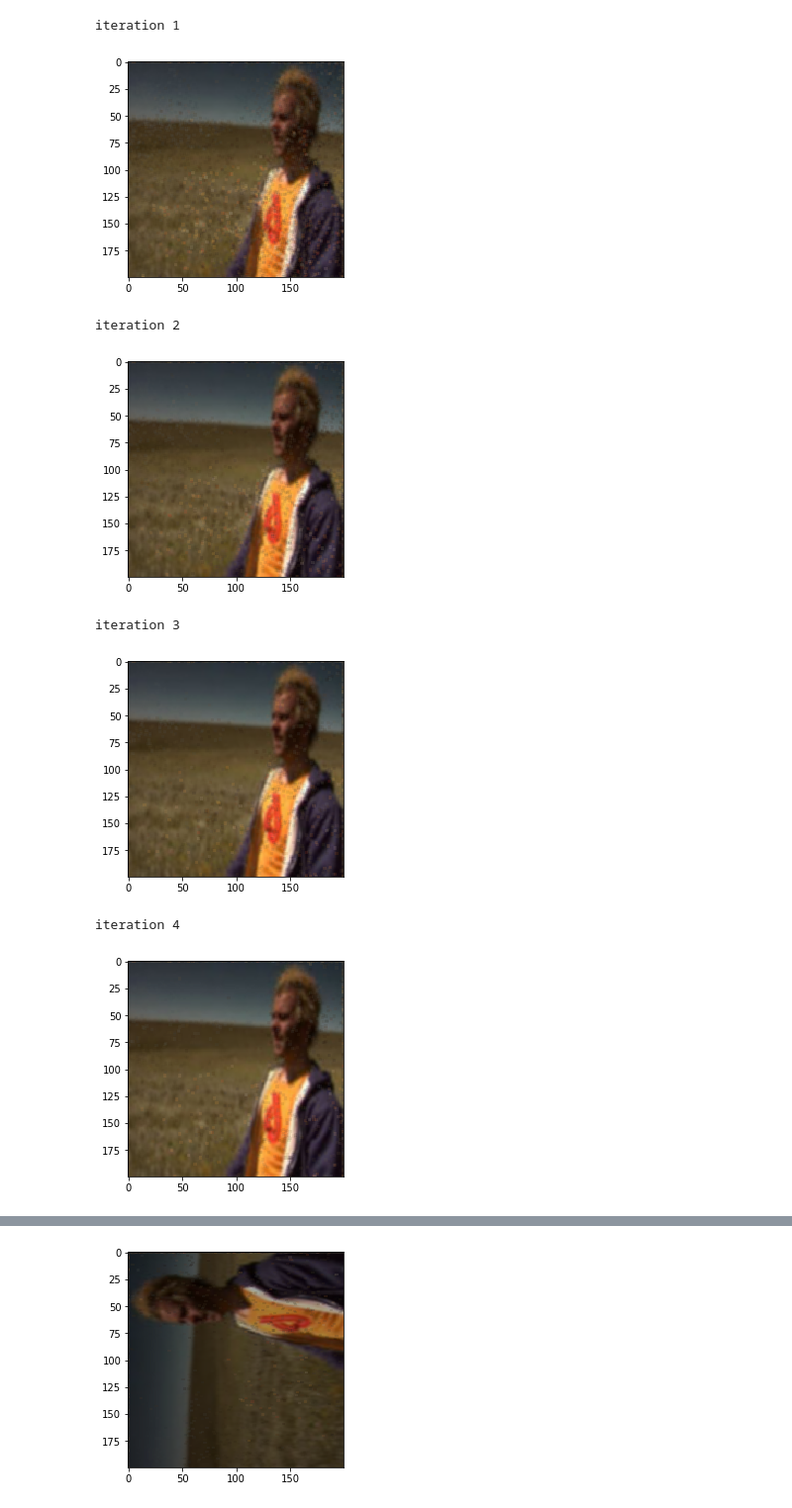
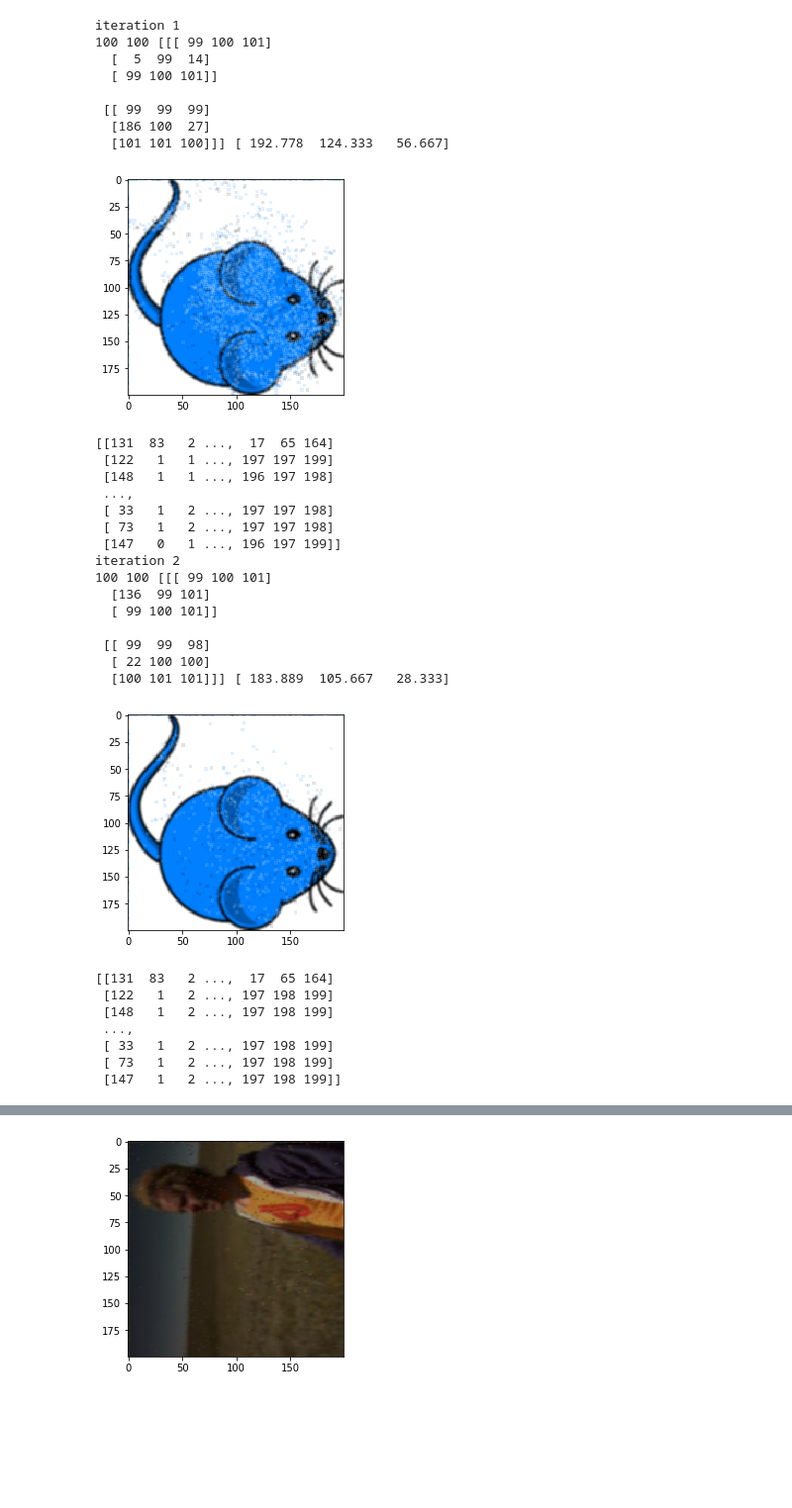
Before and after one commit to harveyslash/Deep-Image-Analogy-PyTorch, a Jupyter notebook: notebooks/Untitled1.ipynb, the cells around one changed output, grey strips where cells are left out. Shown at 99% size. Cells and saved outputs as stored; diff of their text form; code cells hidden in the pictures; blank space fills up the shorter version.

Commit message:
Fixed visualisation

```diff
--- a/notebooks/Untitled1.ipynb
+++ b/notebooks/Untitled1.ipynb
@@ -2,13 +2,12 @@
 %matplotlib inline
 import numpy as np
 from sklearn.feature_extraction.image import extract_patches_2d
-from skimage.util.shape import view_as_blocks
-from skimage.util import view_as_windows
 from numpy.lib import stride_tricks
 import cv2
 from matplotlib.colors import hsv_to_rgb
 import matplotlib.pyplot as plt
 import numpy as np
+import sys
 
 np.set_printoptions(precision=3)
 
@@ -134,6 +133,11 @@ class PatchMatch(object):
                 self.nnf[0][i][j] = best_x
                 self.nnf[1][i][j] = best_y
                 self.nnd[i][j] = best_dist
+            if i % 10 == 0:
+                pass
+                #pm.reconstruct_img_alt(patch_size=5)
+
+
         #print(self.nnd)
         #print("_"*10)
         #print(old_nnd-self.nnd)
@@ -157,26 +161,21 @@ class PatchMatch(object):
                 #get patch around (i,j) in nnf
                 nnf_patch = self.get_patch_for_coords(padded_nnf, j, i,patch_size=patch_size)
                 warped_patch = np.zeros(shape=(3, patch_size, patch_size), dtype=self.b.dtype)
-#                 print("**"*8)
-#                 print(nnf_patch.shape) # (2, 3, 3)
-#                 print(self.b.shape) # 3,200,200
-#                 print(warped_patch.shape) # 3x3x3
-
 
                 #warp the patch with pixel values from b according to nnf locations
                 for p_x in range(nnf_patch.shape[1]):
                     for p_y in range(nnf_patch.shape[2]):
-#                         print(self.b[:, nnf_patch[p_x], nnf_patch[p_y]])
-#                         print("*"*10)
-#                         print(warped_patch[:, p_x, p_y])
-                        warped_patch[:, p_x, p_y] = self.a[:, nnf_patch[1][p_x][p_y], nnf_patch[0][p_x][p_y]]
+                        warped_patch[:, p_x, p_y] = self.b[:, nnf_patch[1][p_x][p_y], nnf_patch[0][p_x][p_y]]
 
                 #average the pixels in the warped patch to get the reconstructed image's pixel
                 averaged_patch = warped_patch.sum(axis=(1,2))/(patch_size*patch_size)
+                if i == self.a.shape[1] // 2 and j == self.a.shape[2] // 2:
+                    print(i, j, nnf_patch, averaged_patch)
+                    #sys.exit()
                 b_prime[:, i, j] = averaged_patch[:]
 
-        b_prime = b_prime.transpose(1,2,0)[:, :, ::-1]
-        plt.imshow(np.rot90(b_prime, axes=(1,0)))
+        b_prime = np.rollaxis(b_prime, 0, 3)
+        plt.imshow(b_prime[:, :, ::-1])
 
     def reconstruct_img(self,patch_size=3):
         if patch_size is None:
@@ -321,18 +274,43 @@ b = y.transpose(2,1,0)
 # %%
 patch_size=3
-pm = PatchMatch(b,a, patch_size)
-for i in range(10):
+pm = PatchMatch(a, b, patch_size)
+for i in range(2):
     print('iteration {}'.format(i+1))
     pm.propagate()
-    pm.back_propagate()
+#         pm.back_propagate()
     pm.reconstruct_img_alt(patch_size=patch_size)
     plt.show()
+    print(pm.nnf[0])
 # %% [output]
 iteration 1
+100 100 [[[ 99 100 101]
+  [  5  99  14]
+  [ 99 100 101]]
+
+ [[ 99  99  99]
+  [186 100  27]
+  [101 101 100]]] [ 192.778  124.333   56.667]
-[figure, old version]
+[figure, new version]
+[[131  83   2 ...,  17  65 164]
+ [122   1   1 ..., 197 197 199]
+ [148   1   1 ..., 196 197 198]
+ ...,
+ [ 33   1   2 ..., 197 197 198]
+ [ 73   1   2 ..., 197 197 198]
+ [147   0   1 ..., 196 197 199]]
 iteration 2
+100 100 [[[ 99 100 101]
+  [136  99 101]
+  [ 99 100 101]]
+
+ [[ 99  99  98]
+  [ 22 100 100]
+  [100 101 101]]] [ 183.889  105.667   28.333]
-[figure, old version]
+[figure, new version]
-iteration 3
+[[131  83   2 ...,  17  65 164]
+ [122   1   2 ..., 197 198 199]
+ [148   1   2 ..., 197 198 199]
+ ...,
+ [ 33   1   2 ..., 197 198 199]
+ [ 73   1   2 ..., 197 198 199]
+ [147   1   2 ..., 197 198 199]]
-[figure, removed]
-iteration 4
-[figure, removed]
```
Also changed, not shown: parts of 3 cells of this notebook, 2 other files.
